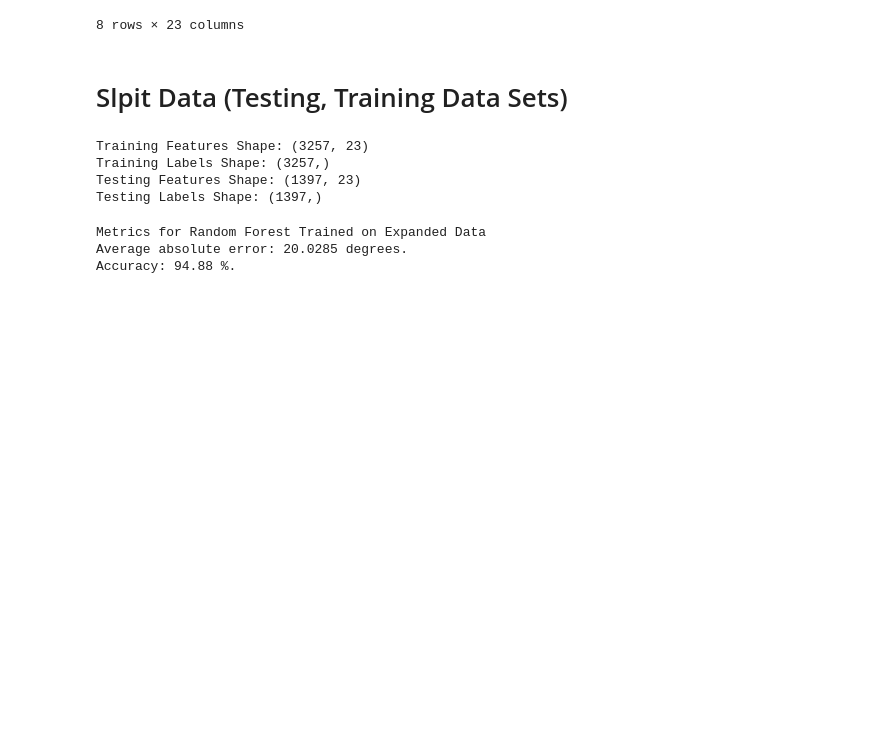
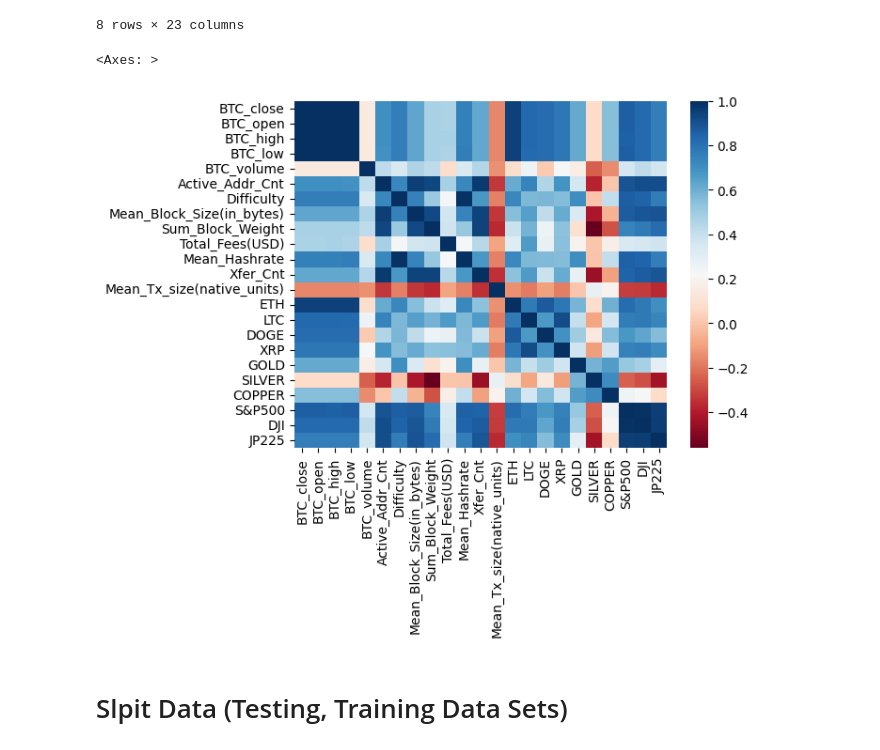
Before and after one commit to lavibula/BitcoinPrediction, a Jupyter notebook: Members/Mlinh/random_forest_period1-Copy1.ipynb, the cells around one changed output. Cells and saved outputs as stored; diff of their text form; code cells hidden in the pictures; blank space fills up the shorter version.

```diff
--- a/Members/Mlinh/random_forest_period1-Copy1.ipynb
+++ b/Members/Mlinh/random_forest_period1-Copy1.ipynb
@@ -8,10 +8,10 @@ import seaborn as sns
 # Load Data
 * Handle missing values, duplicated values, outlier
 # %%
-features = pd.read_csv("/Users/ibulmnie/Documents/GitHub/ML20222.PredictionBitcoin/data/saved_data.csv")
-features['Date'] = pd.to_datetime(features['Date'])
+total = pd.read_csv("/Users/ibulmnie/Documents/GitHub/ML20222.PredictionBitcoin/data/saved_data.csv")
+total['Date'] = pd.to_datetime(total['Date'])
 
-df = features.set_index('Date')
+df = total.set_index('Date')
 df.head()
 # %% [output]
 |  | BTC_close | BTC_open | BTC_high | BTC_low | BTC_volume | Active_Addr_Cnt | Difficulty | Mean_Block_Size(in_bytes) | ... |
@@ -59,5 +59,10 @@ df.describe()
 | 75% | 9932.450000 | 9926.450000 | 10231.950000 | 9636.050000 | 158.375000 | 8.174050e+05 | 1.389755e+13 | 1.087807e+06 | ... |
 | max | 67527.900000 | 67528.700000 | 68990.600000 | 66334.900000 | 999.530000 | 1.366494e+06 | 4.788780e+13 | 2.535436e+06 | ... |
 8 rows × 23 columns
+# %%
+sns.heatmap(df.corr(), cmap="RdBu")
+# %% [output]
+<Axes: >
+[figure, added]
 # %% [markdown]
 # Slpit Data (Testing, Training Data Sets)
@@ -77,10 +68,0 @@ train_features, test_features, train_labels, test_labels = train_test_split(feat
-# %%
-print('Training Features Shape:', train_features.shape)
-print('Training Labels Shape:', train_labels.shape)
-print('Testing Features Shape:', test_features.shape)
-print('Testing Labels Shape:', test_labels.shape)
-# %% [output]
-Training Features Shape: (3257, 23)
-Training Labels Shape: (3257,)
-Testing Features Shape: (1397, 23)
-Testing Labels Shape: (1397,)
@@ -93,20 +68,0 @@ rf_exp.fit(train_features, train_labels);
-# %%
-# Make predictions on test data
-predictions = rf_exp.predict(test_features)
-
-# Performance metrics
-errors = abs(predictions - test_labels)
-
-print('Metrics for Random Forest Trained on Expanded Data')
-print('Average absolute error:', round(np.mean(errors), 4), 'degrees.')
-
-# Calculate mean absolute percentage error (MAPE)
-mape = np.mean(100 * (errors / test_labels))
-
-# Calculate and display accuracy
-accuracy = 100 - mape
-print('Accuracy:', round(accuracy, 2), '%.')
-# %% [output]
-Metrics for Random Forest Trained on Expanded Data
-Average absolute error: 20.0285 degrees.
-Accuracy: 94.88 %.
```
Also changed, not shown: parts of 51 cells of this notebook, 1 other file.
